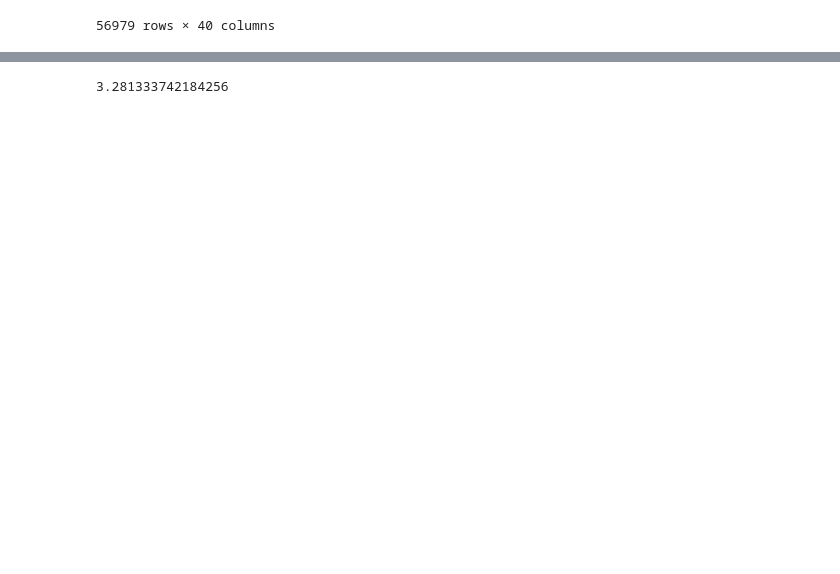
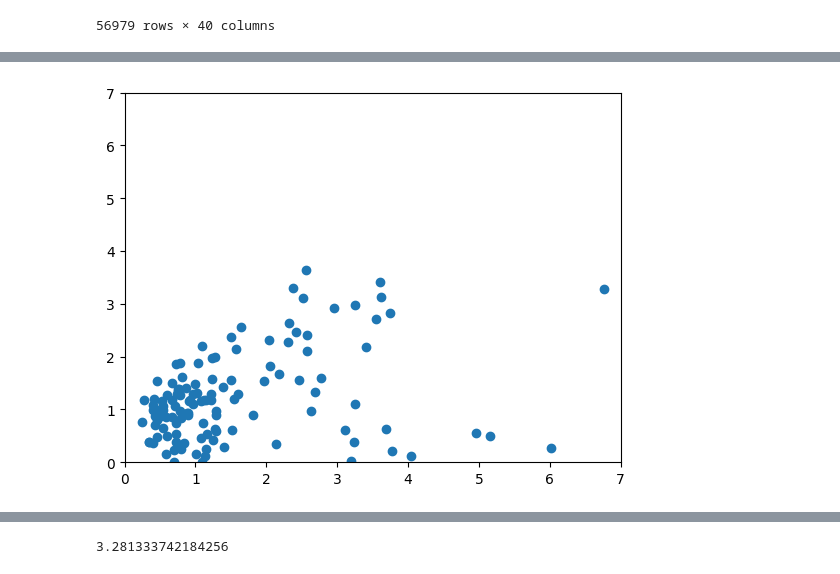
Before and after one commit to mahdi98mnm/download_PRISM_data, a Jupyter notebook: PRISM_tmin_stable_4kmD2_20160612_nc/calculate_ETo.ipynb, the cells around one changed output, grey strips where cells are left out. Drawn from its saved outputs; the diff is of its cells as text; code cells hidden in the pictures; blank space fills up the shorter version.

```diff
--- a/PRISM_tmin_stable_4kmD2_20160612_nc/calculate_ETo.ipynb
+++ b/PRISM_tmin_stable_4kmD2_20160612_nc/calculate_ETo.ipynb
@@ -507,0 +547,8 @@ filtered_df
+# %%
+plt.scatter(filtered_df["ET_fill"], filtered_df["aet_budyko_hargreaves"])
+# set axes range
+plt.xlim(0, 7)
+plt.ylim(0, 7)
+plt.show()
+# %% [output]
+[figure, added]
```
Also changed, not shown: parts of 11 cells of this notebook.
